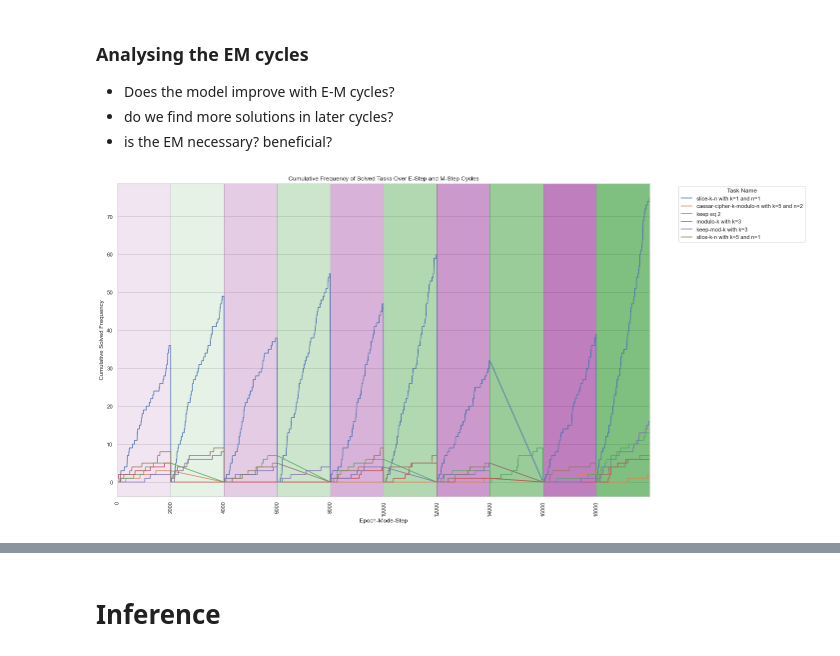
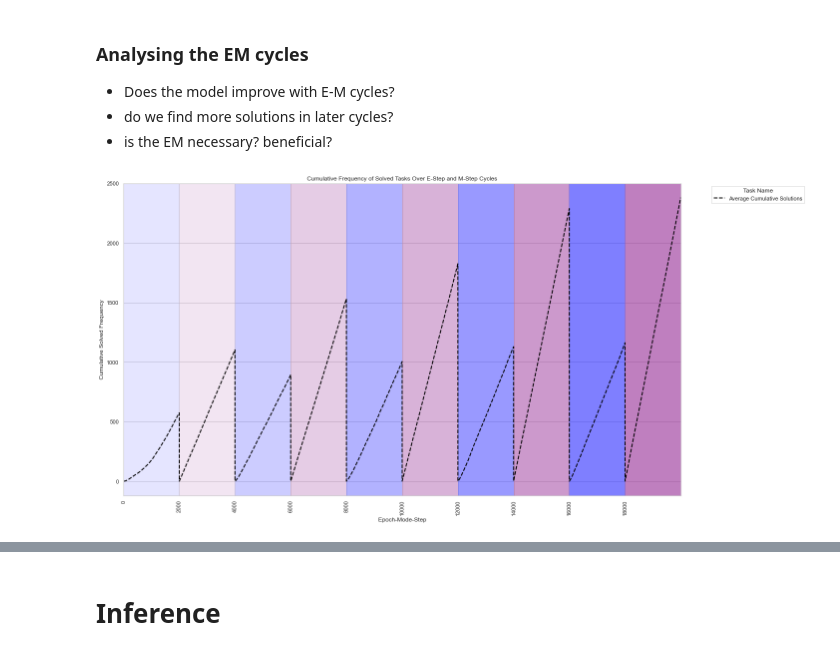
Before and after one commit to R1704/FlowCoder, a Jupyter notebook: src/analysis.ipynb, the cells around one changed output, grey strips where cells are left out. Saved outputs shown, nothing was run; the diff lists cells and outputs as text; code cells hidden in the pictures.

```diff
--- a/src/analysis.ipynb
+++ b/src/analysis.ipynb
@@ -88,19 +135,21 @@ def plot_solution_variations(data):
 # %% [markdown]
 # Training
 # %%
-data = pd.read_csv('/Users/ron/Code/master_thesis/results/depth_3_48_tasks2023-12-07 11:37:27.csv')
+
+train_data = pd.read_csv(depth3_trained_on_48_tasks_random_seed_1704)
+train_data = train_data.sort_values('Task Name')
 # data = data[data['Mode'] != 'inference']
 
-train_tasks = unique_train_tasks(data)
+train_tasks = unique_train_tasks(train_data)
 print(f'Trained on {len(train_tasks)} unique tasks:')
 for t in train_tasks:
     print(f'\t{t}')
 
-unique_solved_ = unique_solved(data)
-print(f'solved {len(unique_solved_)} unique tasks.')
-for t in unique_solved_:
+unique_solved_train = unique_solved(train_data)
+print(f'solved {len(unique_solved_train)} unique tasks.')
+for t in unique_solved_train:
     print(f'\t{t}')
 
-inference = data[data['Mode'] == 'inference']
-print(inference[inference['Solved'] == True]['Task Name'].unique())
+# inference = data[data['Mode'] == 'inference']
+# print(inference[inference['Solved'] == True]['Task Name'].unique())
 # %% [output]
@@ -134,65 +191,69 @@ plot_solution_variations(solution_vars)
 - is the EM necessary? beneficial?
 # %%
 # First, determine the total number of steps in each mode across all epochs
-total_e_steps = data[(data['Mode'] == 'e-step')]['Steps'].max() + 1  # Adding 1 because 'Steps' starts from 0
-total_m_steps = data[(data['Mode'] == 'm-step')]['Steps'].max() + 1
+total_e_steps = train_data[(train_data['Mode'] == 'e-step')]['Steps'].max() + 1  # Adding 1 because 'Steps' starts from 0
+total_m_steps = train_data[(train_data['Mode'] == 'm-step')]['Steps'].max() + 1
 total_steps_per_epoch = total_e_steps + total_m_steps
 
 # Now, create a new column 'Total Steps' that will accumulate steps across epochs and modes
-data['Total Steps'] = data['Epoch'] * (total_e_steps + total_m_steps) + \
-                      data['Steps'] + \
-                      np.where(data['Mode'] == 'm-step', total_e_steps, 0)
+train_data['Total Steps'] = train_data['Epoch'] * (total_e_steps + total_m_steps) + \
+                      train_data['Steps'] + \
+                      np.where(train_data['Mode'] == 'm-step', total_e_steps, 0)
 
 # We are only analysing training data here, so this is just an assertion
-data = data[data['Mode'] != 'inference']
+train_data = train_data[train_data['Mode'] != 'inference']
 
 # Now filter out tasks that have never been solved
-solved_tasks = data[data['Solved'] == True]['Task Name'].unique()
-filtered_data = data[data['Task Name'].isin(solved_tasks)]
+solved_tasks = train_data[train_data['Solved'] == True]['Task Name'].unique()
+filtered_data = train_data[train_data['Task Name'].isin(solved_tasks)]
 
 # Group and count solved instances, then calculate the cumulative sum
 solved_frequency = filtered_data.groupby(['Task Name', 'Epoch', 'Mode', 'Total Steps']).agg({'Solved': 'sum'}).reset_index()
 
 solved_frequency['Cumulative Solved'] = solved_frequency.groupby(['Task Name', 'Epoch', 'Mode'])['Solved'].cumsum()
+# Calculate the averages for each total step
+average_solved = solved_frequency.groupby('Total Steps')['Cumulative Solved'].mean().reset_index()
 
-# Now plot the data using 'Total Steps' as the x-axis
+# Plotting the existing lines for each task
 plt.figure(figsize=(20, 10))
+# for task in solved_tasks:
+#     task_data = solved_frequency[solved_frequency['Task Name'] == task]
+#     plt.plot(task_data['Total Steps'], task_data['Cumulative Solved'], label=task, alpha=0.3)
 
-# Plot a line for each task
-for task in solved_tasks:
-    task_data = solved_frequency[solved_frequency['Task Name'] == task]
-    plt.plot(task_data['Total Steps'], task_data['Cumulative Solved'], label=task)
+# Plotting the average line
+plt.plot(average_solved['Total Steps'], average_solved['Cumulative Solved'], label='Average Cumulative Solutions', color='black', linewidth=2, linestyle='--')
+
 
 # Get the total steps for all epochs and set the x-ticks
 num_epochs = int(solved_frequency['Epoch'].max() + 1)
 total_steps = total_steps_per_epoch * num_epochs
 
 # Set the x-ticks to show e-step and m-step intervals
 plt.xticks(np.arange(0, total_steps, total_steps_per_epoch//2), np.arange(0, total_steps, total_steps_per_epoch//2), rotation=90)
 
 
 # Fill the background color for e-step and m-step intervals
 for epoch in range(num_epochs):
     start_e_step = epoch * total_steps_per_epoch
     end_e_step = start_e_step + total_e_steps
     start_m_step = end_e_step
     end_m_step = start_m_step + total_m_steps
 
     alpha = 0.1 + (epoch * 0.1)  # Adjust alpha for varying shades
-    plt.axvspan(start_e_step, end_e_step, color='purple', alpha=alpha, lw=0)
-    plt.axvspan(start_m_step, end_m_step, color='green', alpha=alpha, lw=0)
+    plt.axvspan(start_e_step, end_e_step, color='blue', alpha=alpha, lw=0)
+    plt.axvspan(start_m_step, end_m_step, color='purple', alpha=alpha, lw=0)
 
 # Ensure the plot includes the last m-step
 plt.xlim(0, total_steps)
 
 # Adjusting plot features for clarity
 plt.title('Cumulative Frequency of Solved Tasks Over E-Step and M-Step Cycles')
 plt.xlabel('Epoch-Mode-Step')
 plt.ylabel('Cumulative Solved Frequency')
 plt.legend(title='Task Name', bbox_to_anchor=(1.05, 1), loc='upper left')
 plt.tight_layout()
 
 # Show the plot
 plt.show()
 # %% [output]
-[figure, old version]
+[figure, new version]
```
Also changed, not shown: parts of 13 cells of this notebook, 36 other files.
